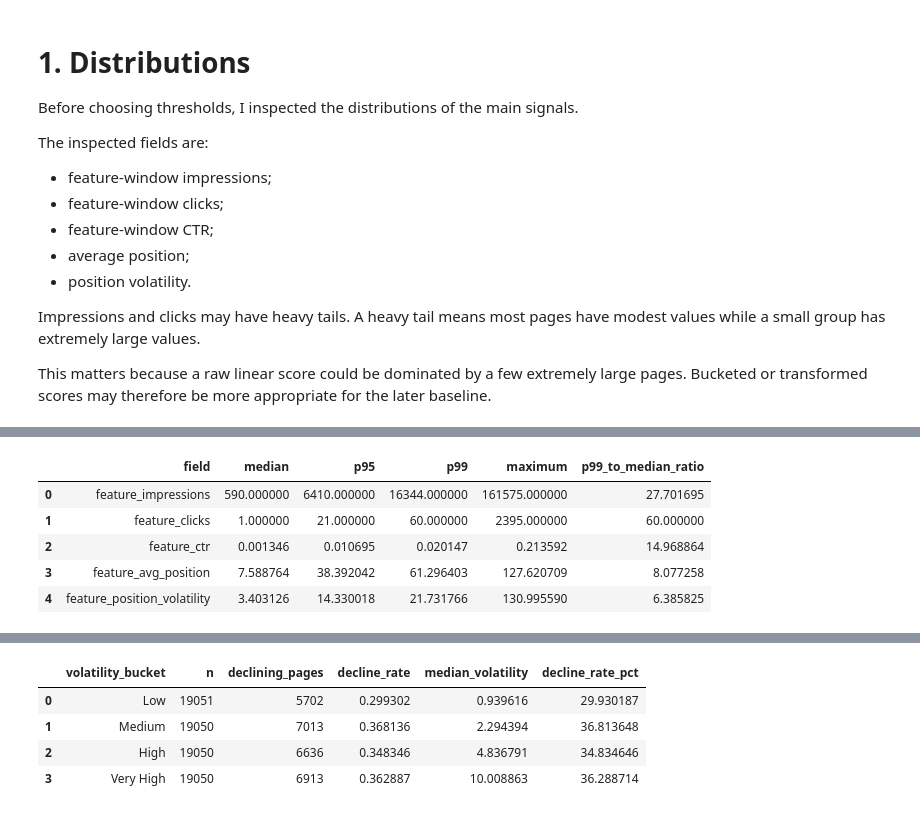
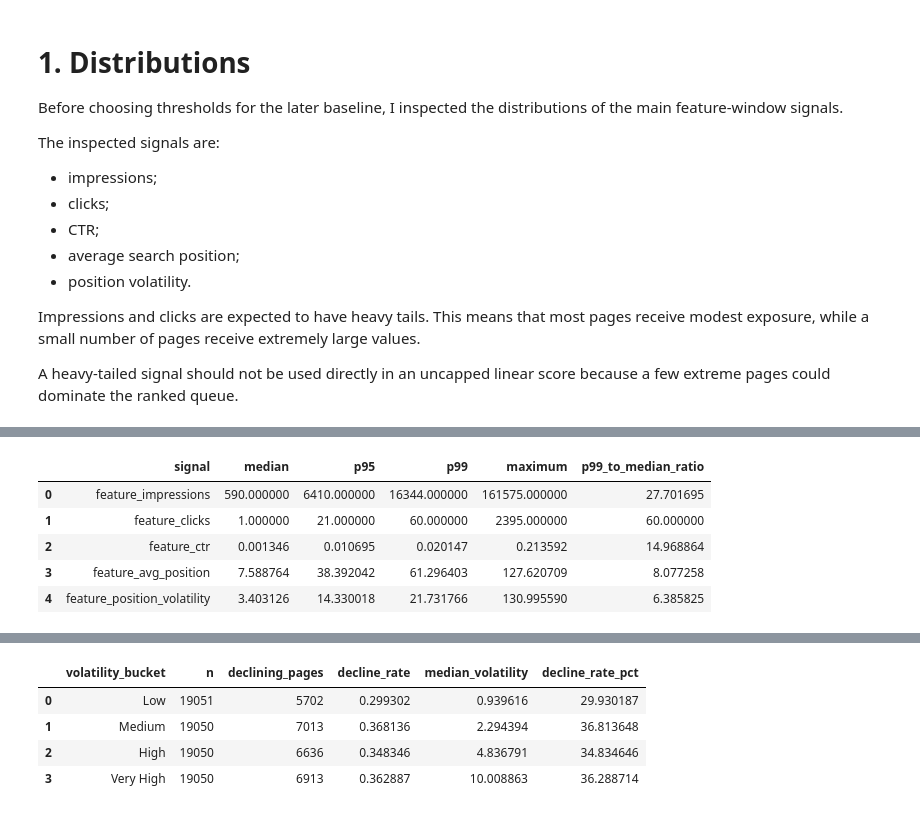
Before and after one commit to Zafar488/flyrank-ml-internship, a Jupyter notebook: work/notebooks/w04_signal_audit.ipynb, the cells around one changed output, grey strips where cells are left out. Saved outputs shown, nothing was run; the diff lists cells and outputs as text; code cells hidden in the pictures.

```diff
--- a/work/notebooks/w04_signal_audit.ipynb
+++ b/work/notebooks/w04_signal_audit.ipynb
@@ -244,19 +316,19 @@ Declining proxy rate: 0.345
 # %% [markdown]
 # 1. Distributions
 
-Before choosing thresholds, I inspected the distributions of the main signals.
+Before choosing thresholds for the later baseline, I inspected the distributions of the main feature-window signals.
 
-The inspected fields are:
+The inspected signals are:
 
-- feature-window impressions;
-- feature-window clicks;
-- feature-window CTR;
-- average position;
+- impressions;
+- clicks;
+- CTR;
+- average search position;
 - position volatility.
 
-Impressions and clicks may have heavy tails. A heavy tail means most pages have modest values while a small group has extremely large values.
+Impressions and clicks are expected to have heavy tails. This means that most pages receive modest exposure, while a small number of pages receive extremely large values.
 
-This matters because a raw linear score could be dominated by a few extremely large pages. Bucketed or transformed scores may therefore be more appropriate for the later baseline.
+A heavy-tailed signal should not be used directly in an uncapped linear score because a few extreme pages could dominate the ranked queue.
 # %%
 distribution_columns = [
     "feature_impressions",
@@ -290,34 +362,36 @@ distribution_summary
 | feature_avg_position | 76201.0 | 12.589168 | 12.561123 | 0.012229 | 4.366972 | 7.588764 | 16.473467 | 30.042364 | 38.392042 | 61.296403 | 127.620709 |
 | feature_position_volatility | 76201.0 | 4.897639 | 4.705462 | 0.020824 | 1.501515 | 3.403126 | 6.636631 | 11.109750 | 14.330018 | 21.731766 | 130.995590 |
 # %%
-heavy_tail_receipt = pd.DataFrame({
-    "field": distribution_columns,
-    "median": [
-        audit_frame[column].median()
-        for column in distribution_columns
-    ],
-    "p95": [
-        audit_frame[column].quantile(0.95)
-        for column in distribution_columns
-    ],
-    "p99": [
-        audit_frame[column].quantile(0.99)
-        for column in distribution_columns
-    ],
-    "maximum": [
-        audit_frame[column].max()
-        for column in distribution_columns
-    ],
-})
-
-heavy_tail_receipt["p99_to_median_ratio"] = (
-    heavy_tail_receipt["p99"]
-    / heavy_tail_receipt["median"].replace(0, np.nan)
+heavy_tail_summary = pd.DataFrame(
+    {
+        "signal": distribution_columns,
+        "median": [
+            audit_frame[column].median()
+            for column in distribution_columns
+        ],
+        "p95": [
+            audit_frame[column].quantile(0.95)
+            for column in distribution_columns
+        ],
+        "p99": [
+            audit_frame[column].quantile(0.99)
+            for column in distribution_columns
+        ],
+        "maximum": [
+            audit_frame[column].max()
+            for column in distribution_columns
+        ],
+    }
 )
 
-heavy_tail_receipt
+heavy_tail_summary["p99_to_median_ratio"] = (
+    heavy_tail_summary["p99"]
+    / heavy_tail_summary["median"].replace(0, np.nan)
+)
+
+heavy_tail_summary
 # %% [output]
-|  | field | median | p95 | p99 | maximum | p99_to_median_ratio |
+|  | signal | median | p95 | p99 | maximum | p99_to_median_ratio |
 | 0 | feature_impressions | 590.000000 | 6410.000000 | 16344.000000 | 161575.000000 | 27.701695 |
 | 1 | feature_clicks | 1.000000 | 21.000000 | 60.000000 | 2395.000000 | 60.000000 |
 | 2 | feature_ctr | 0.001346 | 0.010695 | 0.020147 | 0.213592 | 14.968864 |
```
Also changed, not shown: parts of 36 cells of this notebook.
